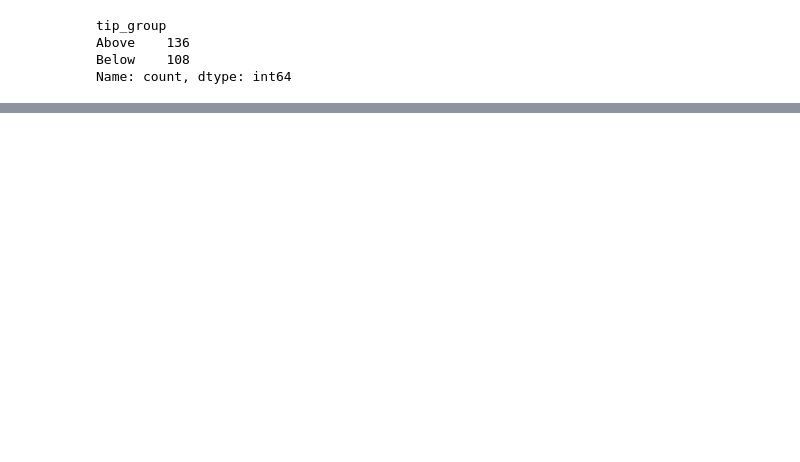
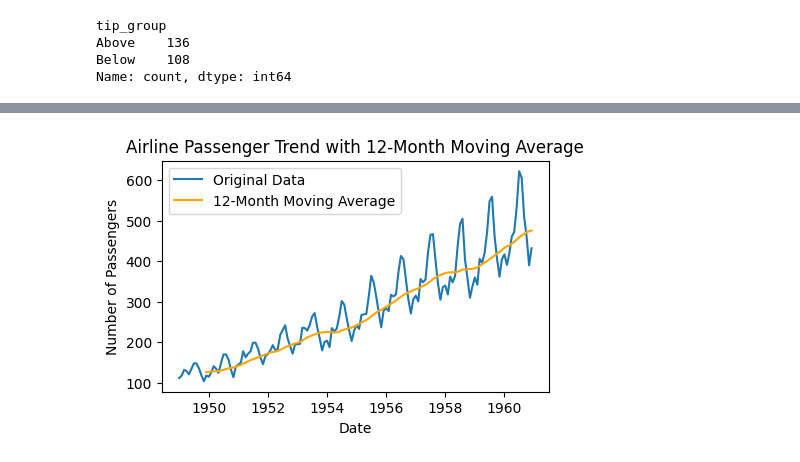
Before and after one commit to stat6503/PP2025, a Jupyter notebook: 4_2_pandas.ipynb, the cells around one changed output, grey strips where cells are left out. Cells and saved outputs as stored; diff of their text form; code cells hidden in the pictures; blank space fills up the shorter version.

```diff
--- a/4_2_pandas.ipynb
+++ b/4_2_pandas.ipynb
@@ -984,0 +1359,4 @@ len(tips.query('tip < @min_tip_required'))
+# %%
+# 롤링 윈도우: 12개월 단순이동평균
+flights['moving_avg_12months'] = flights['passengers'].rolling(window=12).mean()
+print(flights)
@@ -984,0 +1379,12 @@ len(tips.query('tip < @min_tip_required'))
+# %%
+# 롤링 윈도우: 12개월 단순이동평균 시각화
+plt.figure(figsize=(5, 3))
+plt.plot(flights['passengers'], label='Original Data')
+plt.plot(flights['moving_avg_12months'], label='12-Month Moving Average', color='orange')
+plt.title('Airline Passenger Trend with 12-Month Moving Average')
+plt.xlabel('Date')
+plt.ylabel('Number of Passengers')
+plt.legend()
+plt.show()
+# %% [output]
+[figure, added]
```
Also changed, not shown: parts of 92 cells of this notebook, 22 other files.
